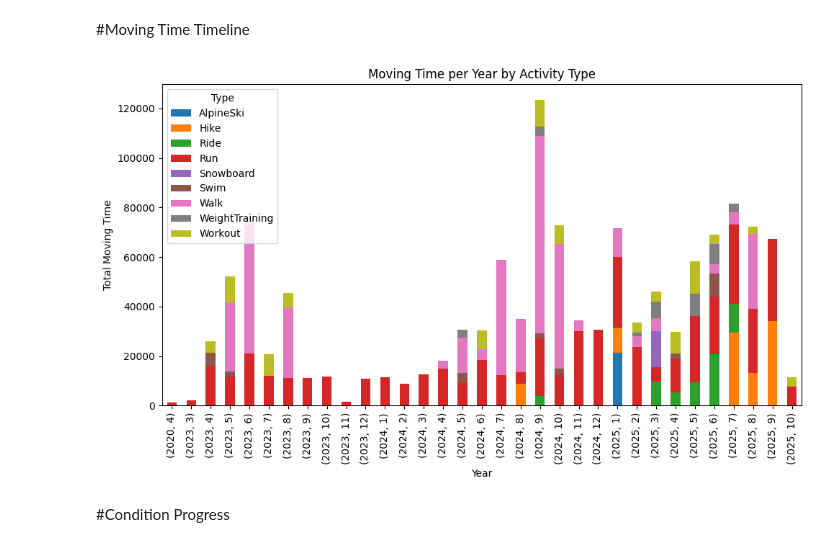
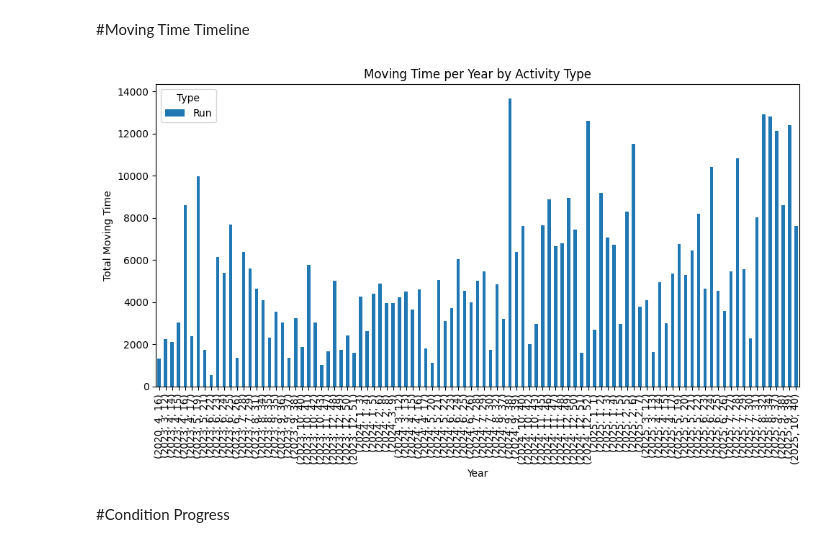
Before and after one commit to ldockx/my-first-data-engineering-project, a Jupyter notebook: first_data_engineering_effort.ipynb, the cells around one changed output. Saved outputs shown, nothing was run; the diff lists cells and outputs as text; code cells hidden in the pictures.

```diff
--- a/first_data_engineering_effort.ipynb
+++ b/first_data_engineering_effort.ipynb
@@ -90,5 +90,6 @@ data["start_date"] = pd.to_datetime(data["start_date"])
 
 #add date columns
 data["Day"] = data["start_date"].dt.day
+data["Week"] = data["start_date"].dt.isocalendar().week
 data["Month"] = data["start_date"].dt.month
 data["Year"] = data["start_date"].dt.year
@@ -159,25 +225,25 @@ plt.show()
 # %%
 import matplotlib.pyplot as plt
 import pandas as pd
 
 # Example assumes your DataFrame has at least these columns:
 # 'Month', 'distance', and 'type'
 
 # 1️⃣ Group data by Month and Type, summing distance
-grouped = data.groupby(["Year", "Month", "type"])["moving_time"].sum().unstack(fill_value=0)
+grouped = data[data["sport_type"] == "Run"].groupby(["Year", "Month", "Week", "type"])["moving_time"].sum().unstack(fill_value=0)
 
 # 2️⃣ Plot stacked bar chart
 grouped.plot(kind="bar", stacked=True, figsize=(10,6))
 
 # 3️⃣ Customize chart
 plt.title("Moving Time per Year by Activity Type")
 plt.xlabel("Year")
 plt.ylabel("Total Moving Time")
 plt.legend(title="Type")
 plt.tight_layout()
 plt.show()
 # %% [output]
-[figure, old version]
+[figure, new version]
 # %% [markdown]
 #Condition Progress
 # %%
```
Also changed, not shown: parts of 7 cells of this notebook.
